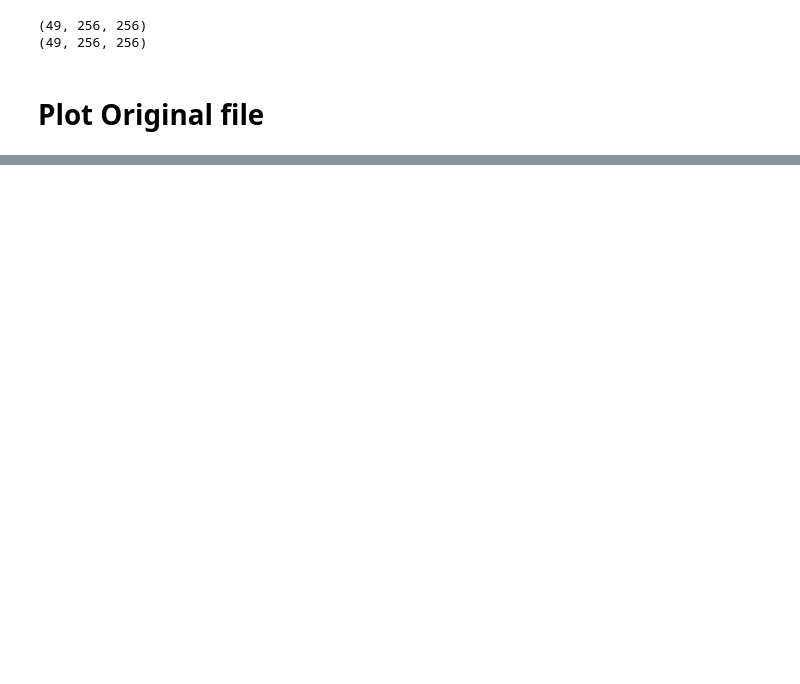
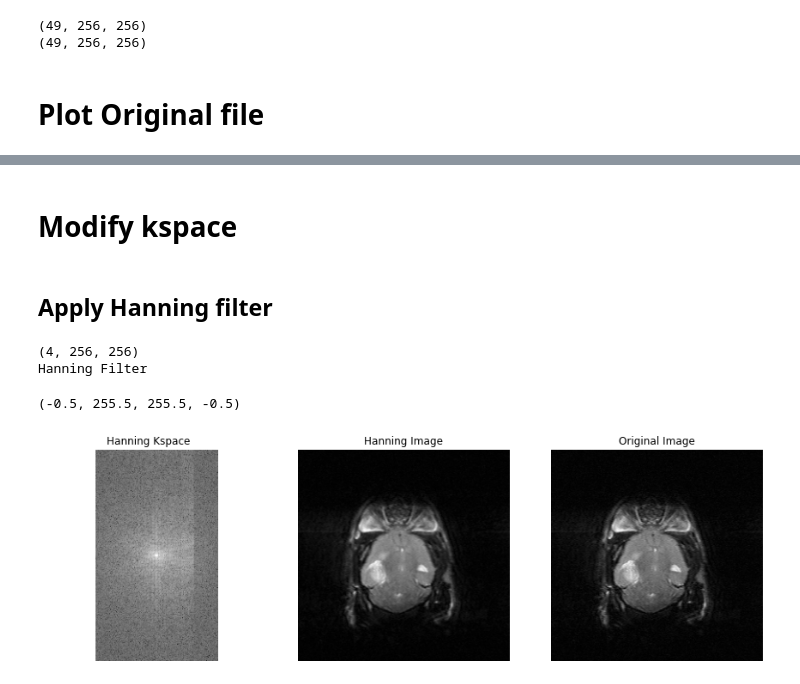
Before and after one commit to kanliG/toirec, a Jupyter notebook: loadMRD_GK.ipynb, the cells around one changed output, grey strips where cells are left out. Cells and saved outputs as stored; diff of their text form; code cells hidden in the pictures; blank space fills up the shorter version.

```diff
--- a/loadMRD_GK.ipynb
+++ b/loadMRD_GK.ipynb
@@ -130,0 +153,30 @@ NameError: name 'plt' is not defined
+# %% [markdown]
+# Modify kspace
+# %% [markdown]
+## Apply Hanning filter
+# %%
+ks = np.zeros((4,np.shape(k_space_file)[1],np.shape(k_space_file)[2]), dtype=complex)
+ks[:,:,:] = k_space_file[ind:ind+4,:,:]
+print(ks.shape)
+[hanning_im, hanning_k_space] = MRD.hanning_filter(ks3d=ks)
+
+plt.figure(figsize=(15, 15))
+# Plot Hanning Filter
+print('Hanning Filter')
+plt.subplot(131)
+plt.title("Hanning Kspace ")
+plt.imshow(np.log(abs(hanning_k_space[0,:,:])), cmap='gray')
+plt.axis('off')
+plt.subplot(132)
+plt.title("Hanning Image")
+plt.imshow(hanning_im[0,:,:], cmap='gray')
+plt.axis('off')
+plt.subplot(133)
+plt.title("Original Image")
+plt.imshow(abs(im_file[ind,:,:]), cmap='gray')
+plt.axis('off')
+# %% [output]
+(4, 256, 256)
+Hanning Filter
+(-0.5, 255.5, 255.5, -0.5)
+[figure, added]
```
Also changed, not shown: parts of 25 cells of this notebook.
